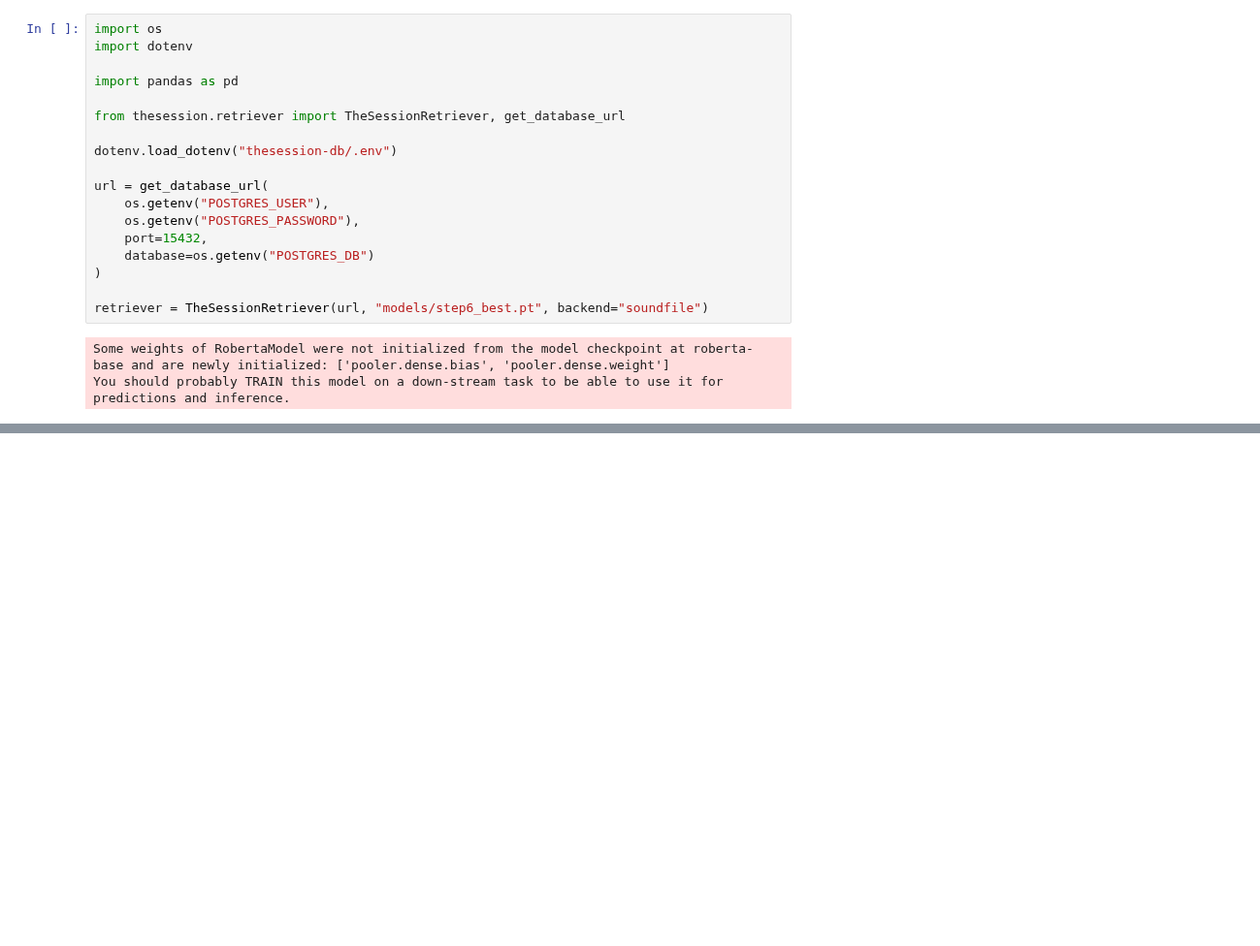
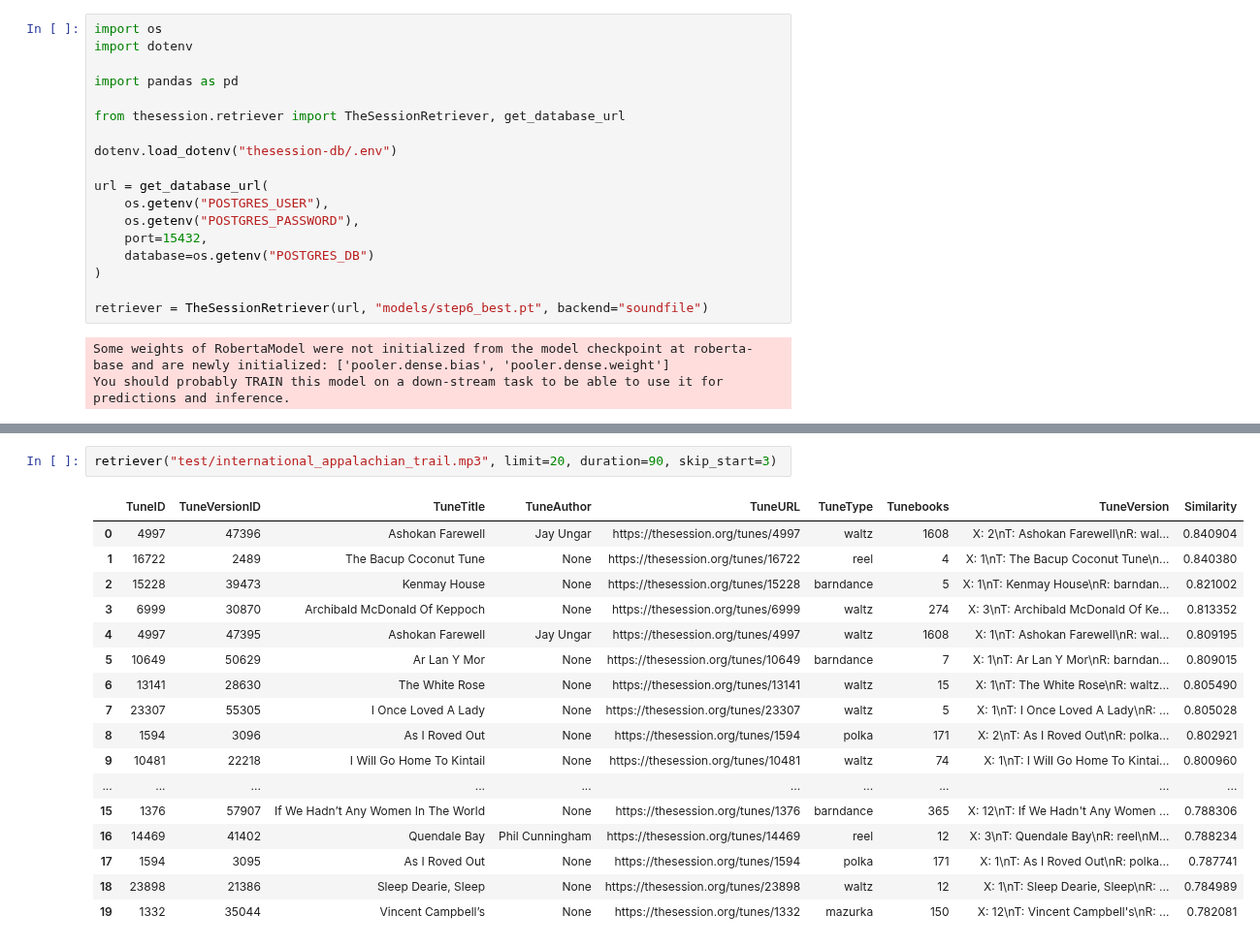
Before and after one commit to maxbhardy/thesession, a Jupyter notebook: test_midi.ipynb, the cells around one changed output, grey strips where cells are left out. Shown at 97% size. Cells and saved outputs as stored; diff of their text form; blank space fills up the shorter version.

Commit message:
Retriever: sauter le début de la pièce

```diff
--- a/test_midi.ipynb
+++ b/test_midi.ipynb
@@ -456,0 +459,20 @@ retriever("test/LS_30009.MP3", limit=20, duration=60)
+# %%
+retriever("test/international_appalachian_trail.mp3", limit=20, duration=90, skip_start=3)
+# %% [output]
+|  | TuneID | TuneVersionID | TuneTitle | TuneAuthor | TuneURL | TuneType | Tunebooks | TuneVersion | Similarity |
+| 0 | 4997 | 47396 | Ashokan Farewell | Jay Ungar | https://thesession.org/tunes/4997 | waltz | 1608 | X: 2\nT: Ashokan Farewell\nR: wal... | 0.840904 |
+| 1 | 16722 | 2489 | The Bacup Coconut Tune | None | https://thesession.org/tunes/16722 | reel | 4 | X: 1\nT: The Bacup Coconut Tune\n... | 0.840380 |
+| 2 | 15228 | 39473 | Kenmay House | None | https://thesession.org/tunes/15228 | barndance | 5 | X: 1\nT: Kenmay House\nR: barndan... | 0.821002 |
+| 3 | 6999 | 30870 | Archibald McDonald Of Keppoch | None | https://thesession.org/tunes/6999 | waltz | 274 | X: 3\nT: Archibald McDonald Of Ke... | 0.813352 |
+| 4 | 4997 | 47395 | Ashokan Farewell | Jay Ungar | https://thesession.org/tunes/4997 | waltz | 1608 | X: 1\nT: Ashokan Farewell\nR: wal... | 0.809195 |
+| 5 | 10649 | 50629 | Ar Lan Y Mor | None | https://thesession.org/tunes/10649 | barndance | 7 | X: 1\nT: Ar Lan Y Mor\nR: barndan... | 0.809015 |
+| 6 | 13141 | 28630 | The White Rose | None | https://thesession.org/tunes/13141 | waltz | 15 | X: 1\nT: The White Rose\nR: waltz... | 0.805490 |
+| 7 | 23307 | 55305 | I Once Loved A Lady | None | https://thesession.org/tunes/23307 | waltz | 5 | X: 1\nT: I Once Loved A Lady\nR: ... | 0.805028 |
+| 8 | 1594 | 3096 | As I Roved Out | None | https://thesession.org/tunes/1594 | polka | 171 | X: 2\nT: As I Roved Out\nR: polka... | 0.802921 |
+| 9 | 10481 | 22218 | I Will Go Home To Kintail | None | https://thesession.org/tunes/10481 | waltz | 74 | X: 1\nT: I Will Go Home To Kintai... | 0.800960 |
+| ... | ... | ... | ... | ... | ... | ... | ... | ... | ... |
+| 15 | 1376 | 57907 | If We Hadn’t Any Women In The World | None | https://thesession.org/tunes/1376 | barndance | 365 | X: 12\nT: If We Hadn't Any Women ... | 0.788306 |
+| 16 | 14469 | 41402 | Quendale Bay | Phil Cunningham | https://thesession.org/tunes/14469 | reel | 12 | X: 3\nT: Quendale Bay\nR: reel\nM... | 0.788234 |
+| 17 | 1594 | 3095 | As I Roved Out | None | https://thesession.org/tunes/1594 | polka | 171 | X: 1\nT: As I Roved Out\nR: polka... | 0.787741 |
+| 18 | 23898 | 21386 | Sleep Dearie, Sleep | None | https://thesession.org/tunes/23898 | waltz | 12 | X: 1\nT: Sleep Dearie, Sleep\nR: ... | 0.784989 |
+| 19 | 1332 | 35044 | Vincent Campbell’s | None | https://thesession.org/tunes/1332 | mazurka | 150 | X: 12\nT: Vincent Campbell's\nR: ... | 0.782081 |
```
Also changed, not shown: parts of 15 cells of this notebook, 1 other file.
